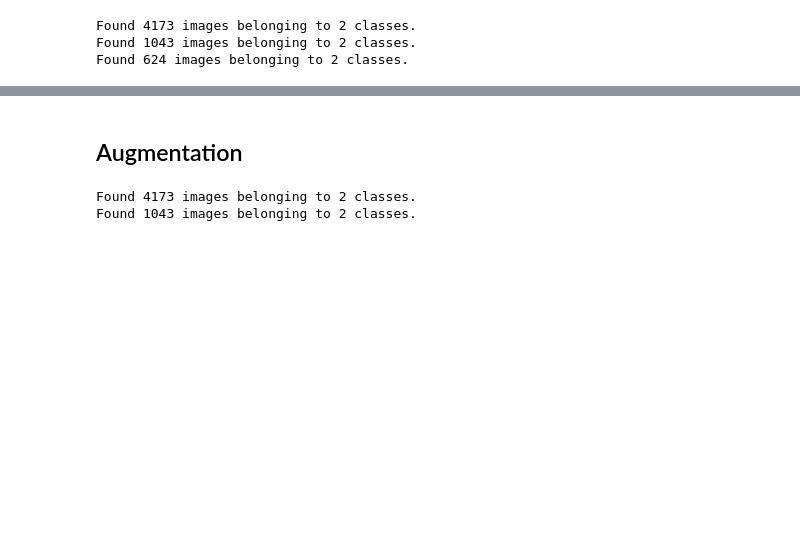
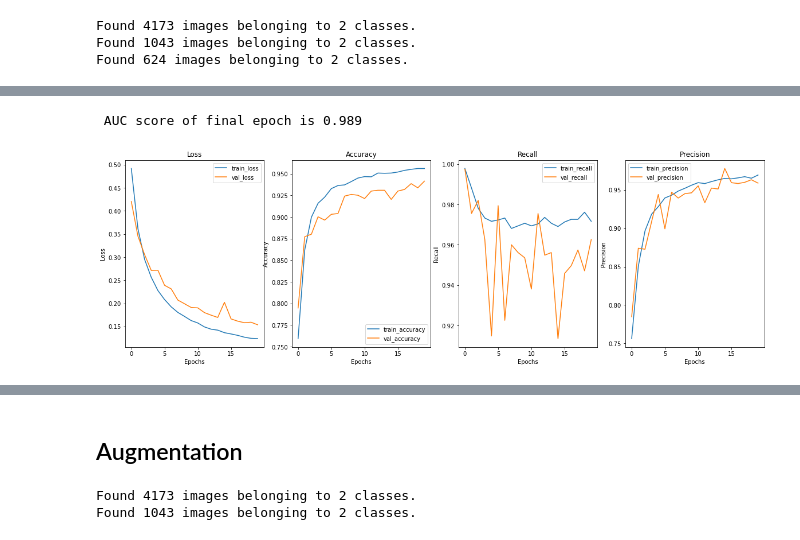
Before and after one commit to Meir-Alelov/Deep_Learning_Pneumonia_Detection, a Jupyter notebook: notebooks/meir_working_notebook.ipynb, the cells around one changed output, grey strips where cells are left out. Cells and saved outputs as stored; diff of their text form; code cells hidden in the pictures; blank space fills up the shorter version.

```diff
--- a/notebooks/meir_working_notebook.ipynb
+++ b/notebooks/meir_working_notebook.ipynb
@@ -69,13 +61,17 @@ test_path = '../data/chest_xray/test/'
 idg = ImageDataGenerator(rescale=1/255, validation_split = 0.20)
 
 train_set = idg.flow_from_directory(train_path, target_size=(128, 128),
-                                    color_mode='grayscale', class_mode='binary', subset='training')
+                                    color_mode='grayscale',
+                                    class_mode='binary',
+                                    subset='training')
 
 validation_set = idg.flow_from_directory(train_path, target_size=(128, 128),
-                                         color_mode='grayscale', class_mode='binary', subset='validation')
+                                         color_mode='grayscale',
+                                         class_mode='binary',
+                                         subset='validation')
 
 test_set = idg.flow_from_directory(test_path, target_size=(128, 128),
-                                         color_mode='grayscale', class_mode='binary', shuffle=False)
+                                         color_mode='grayscale',class_mode='binary', shuffle=False)
 # %% [output]
 Found 4173 images belonging to 2 classes.
 Found 1043 images belonging to 2 classes.
@@ -82,0 +169,11 @@ Found 624 images belonging to 2 classes.
+# %%
+first_simple_model = models.Sequential([
+    layers.Flatten(input_shape=(128, 128, 1)),
+    layers.Dense(32, activation='sigmoid'),
+    layers.Dense(1, activation='sigmoid')
+])
+
+first_simple_model.compile(optimizer='SGD',
+                           loss='binary_crossentropy',
+                           metrics=['accuracy', 'Recall', 'Precision', 'TruePositives',
+                                    'TrueNegatives', 'FalsePositives', 'FalseNegatives', 'AUC'])
@@ -82,0 +184,6 @@ Found 624 images belonging to 2 classes.
+# %%
+first_simple_model_results = first_simple_model.fit(train_set,
+                           epochs=20,
+                           batch_size=None,
+                           verbose=3,
+                           validation_data=validation_set)
@@ -82,0 +238,5 @@ Found 624 images belonging to 2 classes.
+# %%
+model_metrics(first_simple_model)
+# %% [output]
+ AUC score of final epoch is 0.989
+[figure, added]
```
Also changed, not shown: parts of 46 cells of this notebook.
